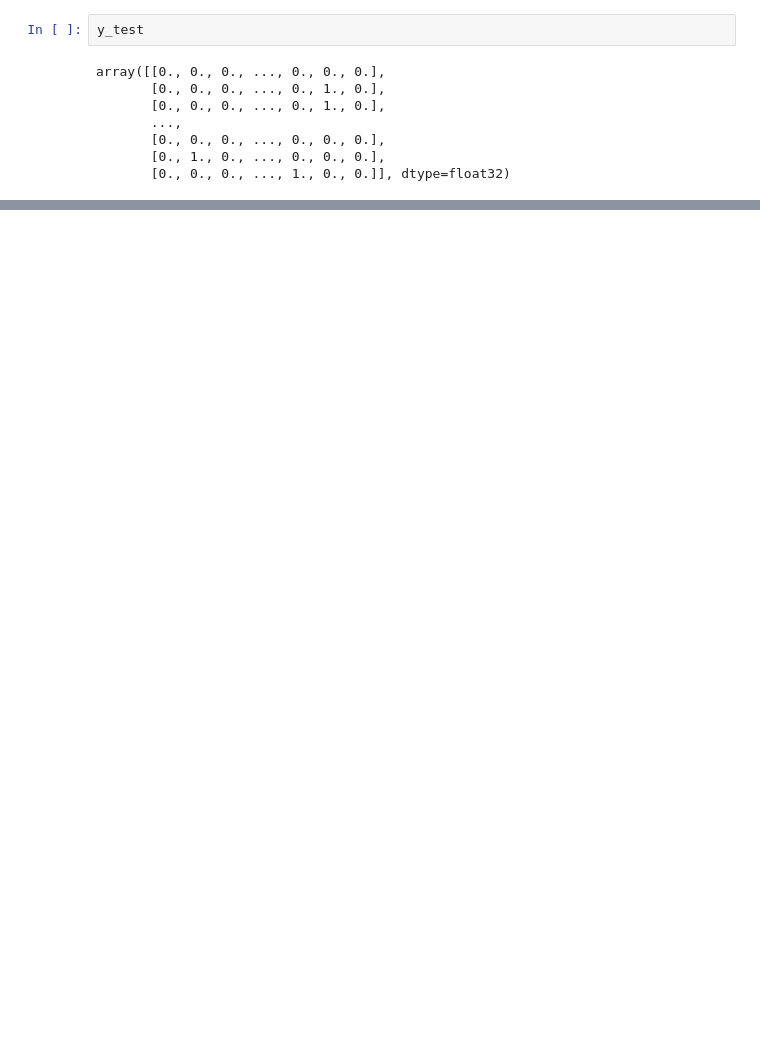
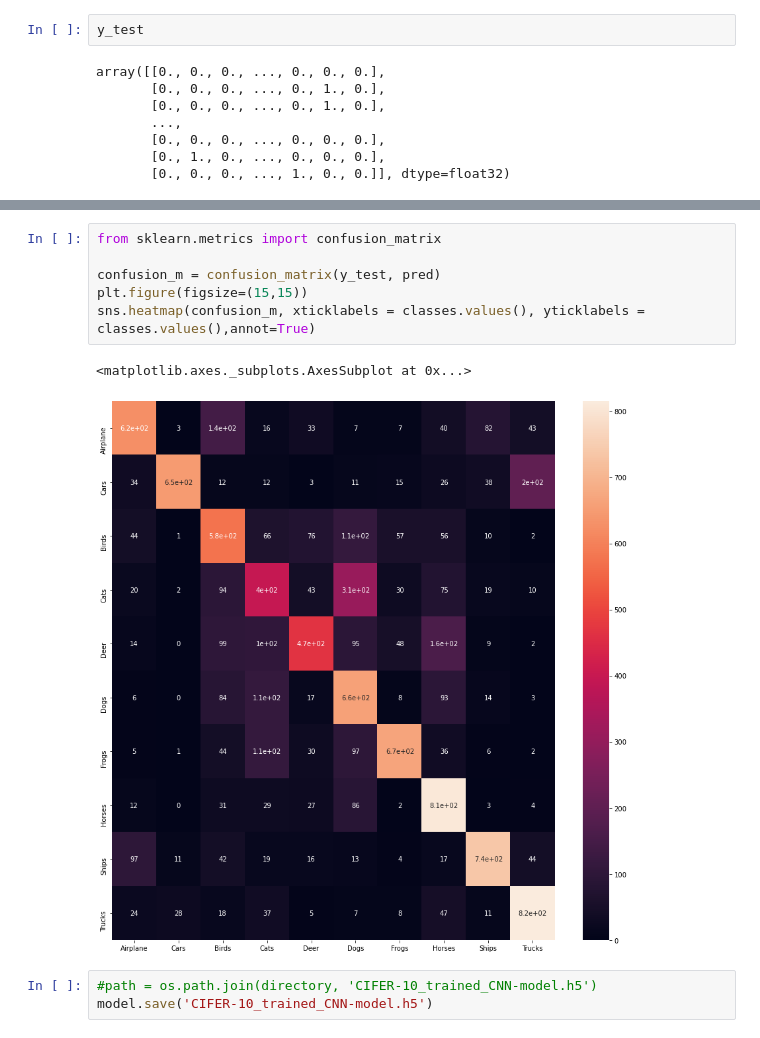
Before and after one commit to hemanthgaddipati/CIFAR-10-Image-Classification-using-2D-CNN, a Jupyter notebook: CiFAR-10 Images Classification using Convolutional Neural Networks.ipynb, the cells around one changed output, grey strips where cells are left out. Cells and saved outputs as stored; diff of their text form; blank space fills up the shorter version.

```diff
--- a/CiFAR-10 Images Classification using Convolutional Neural Networks.ipynb
+++ b/CiFAR-10 Images Classification using Convolutional Neural Networks.ipynb
@@ -163,0 +246,12 @@ array([[0., 0., 0., ..., 0., 0., 0.],
+# %%
+from sklearn.metrics import confusion_matrix
+
+confusion_m = confusion_matrix(y_test, pred)
+plt.figure(figsize=(15,15))
+sns.heatmap(confusion_m, xticklabels = classes.values(), yticklabels = classes.values(),annot=True)
+# %% [output]
+<matplotlib.axes._subplots.AxesSubplot at 0x...>
+[figure, added]
+# %%
+#path = os.path.join(directory, 'CIFER-10_trained_CNN-model.h5')
+model.save('CIFER-10_trained_CNN-model.h5')
```
Also changed, not shown: parts of 22 cells of this notebook, 1 other file.
